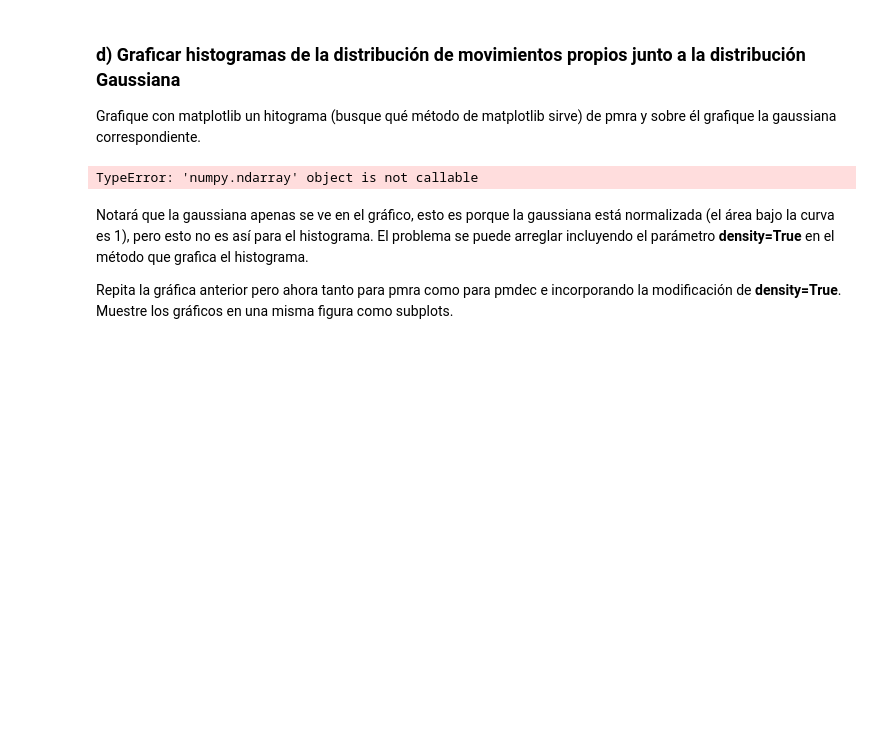
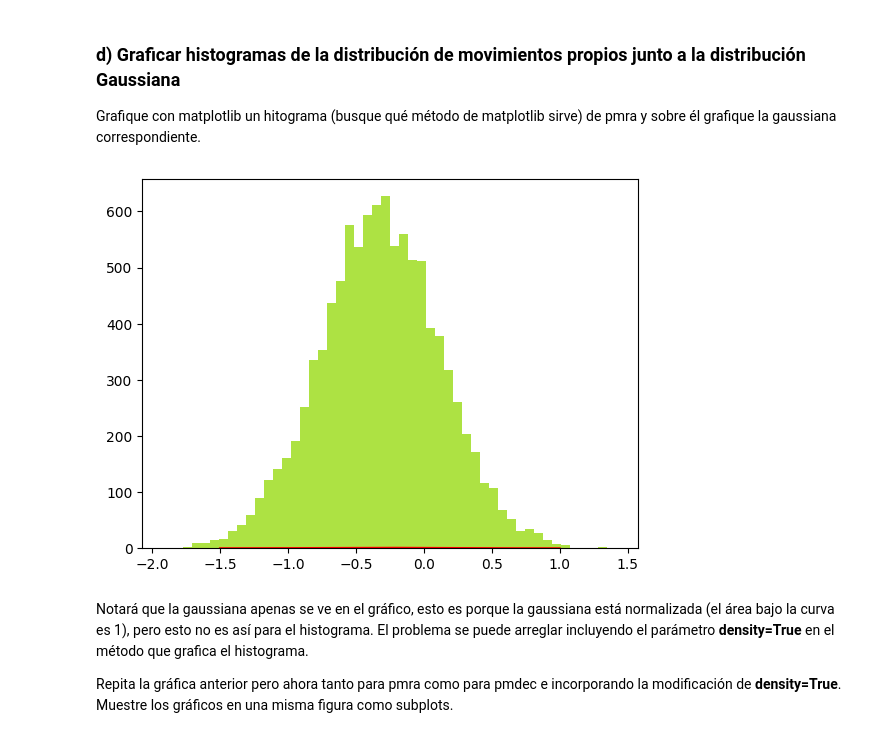
Before and after one commit to JoseAguirre-10/Tarea-2, a Jupyter notebook: Tarea2.ipynb, the cells around one changed output. Cells and saved outputs as stored; diff of their text form; code cells hidden in the pictures; blank space fills up the shorter version.

```diff
--- a/Tarea2.ipynb
+++ b/Tarea2.ipynb
@@ -139,13 +144,15 @@ plt.show()
 ### d) Graficar histogramas de la distribución de movimientos propios junto a la distribución Gaussiana
 
 Grafique con matplotlib un hitograma (busque qué método de matplotlib sirve) de pmra y sobre él grafique la gaussiana correspondiente.
-# %%
-#para graficarlo, extraeremos una muestra lo suficientemente representativa para realizar el gráfico:
-muestra= fx_pmra(size=12)
-plt.hist(muestra, density=True, bins='auto', histtype='stepfilled', alpha=0.2)
-plt.show()
-# %% [output]
-TypeError: 'numpy.ndarray' object is not callable
+# %%
+#para graficarlo, extraeremos una muestra lo suficientemente representativa para realizar el gráfico:
+#para realizar el histograma nos damos cuenta que este utiliza la distribucion gaussiana, luego tomando una muestra lo suficientemente representativa realizamos lo siguiente:
+muestra = np.random.normal(mu_pmra, std_pmra, 10000)
+plt.hist(muestra, bins = 50, color= '#ade243')
+plt.plot(x_pmra,fx_pmra,c= 'red')
+plt.show()
+# %% [output]
+[figure, added]
 # %% [markdown]
 Notará que la gaussiana apenas se ve en el gráfico, esto es porque la gaussiana está normalizada (el área bajo la curva es 1), pero esto no es así para el histograma. El problema se puede arreglar incluyendo el parámetro **density=True** en el método que grafica el histograma.
 
```
Also changed, not shown: parts of 7 cells of this notebook.
